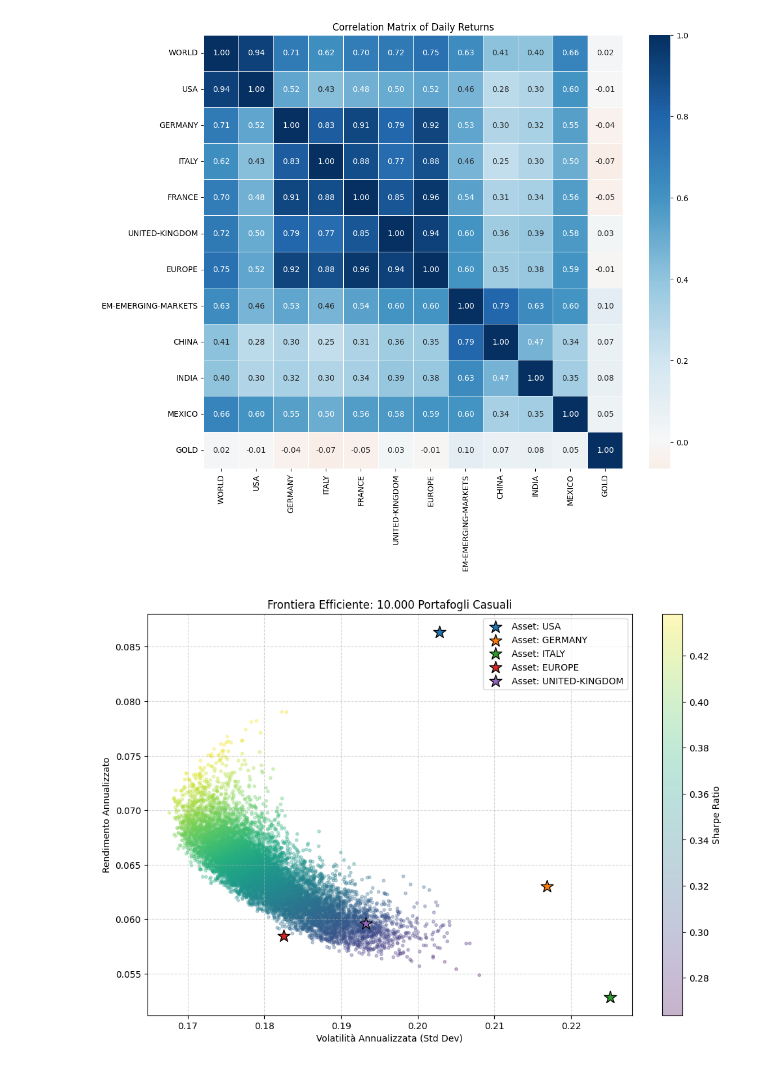
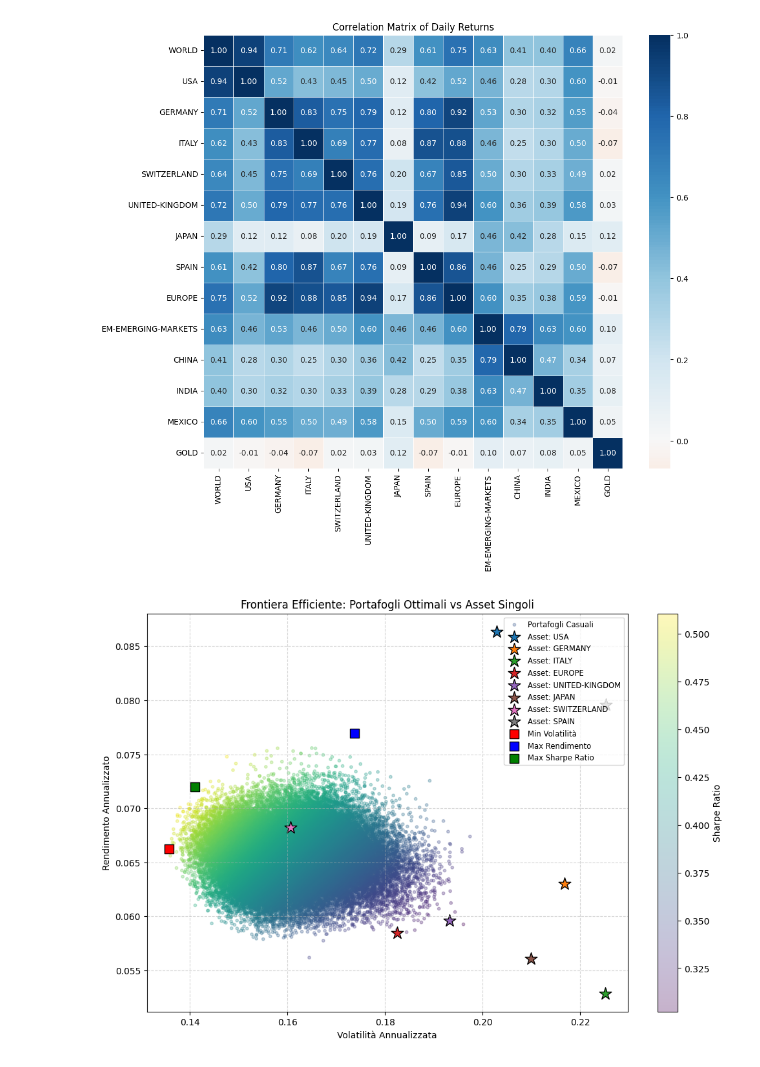
Before and after one commit to MarioPEL58/Finance, a Jupyter notebook: Frontiera_Efficiente.ipynb, the cells around one changed output. Drawn from its saved outputs; the diff is of its cells as text; code cells hidden in the pictures.

```diff
--- a/Frontiera_Efficiente.ipynb
+++ b/Frontiera_Efficiente.ipynb
@@ -10,8 +10,10 @@ msci_indexes = [
     "DAILY/NET/EUR/DEVELOPED-MARKETS-DM/Country/NONE/NONE/STANDARD-LARGE-MID-CAP/USA.csv",
     "DAILY/NET/EUR/DEVELOPED-MARKETS-DM/Country/NONE/NONE/STANDARD-LARGE-MID-CAP/GERMANY.csv",
     "DAILY/NET/EUR/DEVELOPED-MARKETS-DM/Country/NONE/NONE/STANDARD-LARGE-MID-CAP/ITALY.csv",
-    "DAILY/NET/EUR/DEVELOPED-MARKETS-DM/Country/NONE/NONE/STANDARD-LARGE-MID-CAP/FRANCE.csv",
+    "DAILY/NET/EUR/DEVELOPED-MARKETS-DM/Country/NONE/NONE/STANDARD-LARGE-MID-CAP/SWITZERLAND.csv",
     "DAILY/NET/EUR/DEVELOPED-MARKETS-DM/Country/NONE/NONE/STANDARD-LARGE-MID-CAP/UNITED-KINGDOM.csv",
+    "DAILY/NET/EUR/DEVELOPED-MARKETS-DM/Country/NONE/NONE/STANDARD-LARGE-MID-CAP/JAPAN.csv",
+    "DAILY/NET/EUR/DEVELOPED-MARKETS-DM/Country/NONE/NONE/STANDARD-LARGE-MID-CAP/SPAIN.csv",
     "DAILY/NET/EUR/DEVELOPED-MARKETS-DM/Region/NONE/NONE/STANDARD-LARGE-MID-CAP/EUROPE.csv",
     "DAILY/NET/EUR/EMERGING-MARKETS-EM/Region/NONE/NONE/STANDARD-LARGE-MID-CAP/EM-EMERGING-MARKETS.csv",
     "DAILY/NET/EUR/EMERGING-MARKETS-EM/Country/NONE/NONE/STANDARD-LARGE-MID-CAP/CHINA.csv",
@@ -164,50 +166,61 @@ sns.heatmap(corr_matrix, annot=True, cmap='RdBu', center=0, fmt='.2f', linewidth
 plt.title('Correlation Matrix of Daily Returns')
 plt.show()
 # %% [output]
-[figure, old version]
+[figure, new version]
 # %%
 import numpy as np
 import matplotlib.pyplot as plt
 
 # Asset selezionati
-assets = ['USA', 'GERMANY', 'ITALY', 'EUROPE', 'UNITED-KINGDOM']
+assets = ['USA', 'GERMANY', 'ITALY', 'EUROPE', 'UNITED-KINGDOM','JAPAN','SWITZERLAND','SPAIN']
 subset_returns = returns_df[assets].dropna()
 
 # Parametri annualizzati
 mean_returns = subset_returns.mean() * 252
 cov_matrix = subset_returns.cov() * 252
 
-num_portfolios = 10000
+num_portfolios = 50000
 results = np.zeros((3, num_portfolios))
+weights_record = []
 
 # Simulazione Monte Carlo
+np.random.seed(42)
 for i in range(num_portfolios):
     weights = np.random.random(len(assets))
     weights /= np.sum(weights)
+    weights_record.append(weights)
 
     portfolio_return = np.sum(weights * mean_returns)
     portfolio_std_dev = np.sqrt(np.dot(weights.T, np.dot(cov_matrix, weights)))
 
     results[0,i] = portfolio_return
     results[1,i] = portfolio_std_dev
-    results[2,i] = results[0,i] / results[1,i] # Sharpe Ratio (rf=0)
+    results[2,i] = results[0,i] / results[1,i]
+
+# Identificazione portafogli ottimali
+min_vol_idx = np.argmin(results[1,:])
+max_ret_idx = np.argmax(results[0,:])
+max_sharpe_idx = np.argmax(results[2,:])
 
 # Plot
 plt.figure(figsize=(12, 8))
-plt.scatter(results[1,:], results[0,:], c=results[2,:], cmap='viridis', marker='o', s=10, alpha=0.3)
+plt.scatter(results[1,:], results[0,:], c=results[2,:], cmap='viridis', marker='o', s=10, alpha=0.3, label='Portafogli Casuali')
 plt.colorbar(label='Sharpe Ratio')
 
-# Inserimento asset originari come stelle
 for asset in assets:
     vol = subset_returns[asset].std() * np.sqrt(252)
     ret = mean_returns[asset]
     plt.scatter(vol, ret, marker='*', s=200, edgecolors='black', label=f'Asset: {asset}')
 
-plt.title('Frontiera Efficiente: 10.000 Portafogli Casuali')
-plt.xlabel('Volatilità Annualizzata (Std Dev)')
+plt.scatter(results[1, min_vol_idx], results[0, min_vol_idx], color='red', marker='s', s=100, edgecolors='black', label='Min Volatilità')
+plt.scatter(results[1, max_ret_idx], results[0, max_ret_idx], color='blue', marker='s', s=100, edgecolors='black', label='Max Rendimento')
+plt.scatter(results[1, max_sharpe_idx], results[0, max_sharpe_idx], color='green', marker='s', s=100, edgecolors='black', label='Max Sharpe Ratio')
+
+plt.title('Frontiera Efficiente: Portafogli Ottimali vs Asset Singoli')
+plt.xlabel('Volatilità Annualizzata')
 plt.ylabel('Rendimento Annualizzato')
-plt.legend()
+plt.legend(loc='upper right', fontsize='small')
 plt.grid(True, linestyle='--', alpha=0.5)
 plt.show()
 # %% [output]
-[figure, old version]
+[figure, new version]
```
Also changed, not shown: parts of 9 cells of this notebook.
